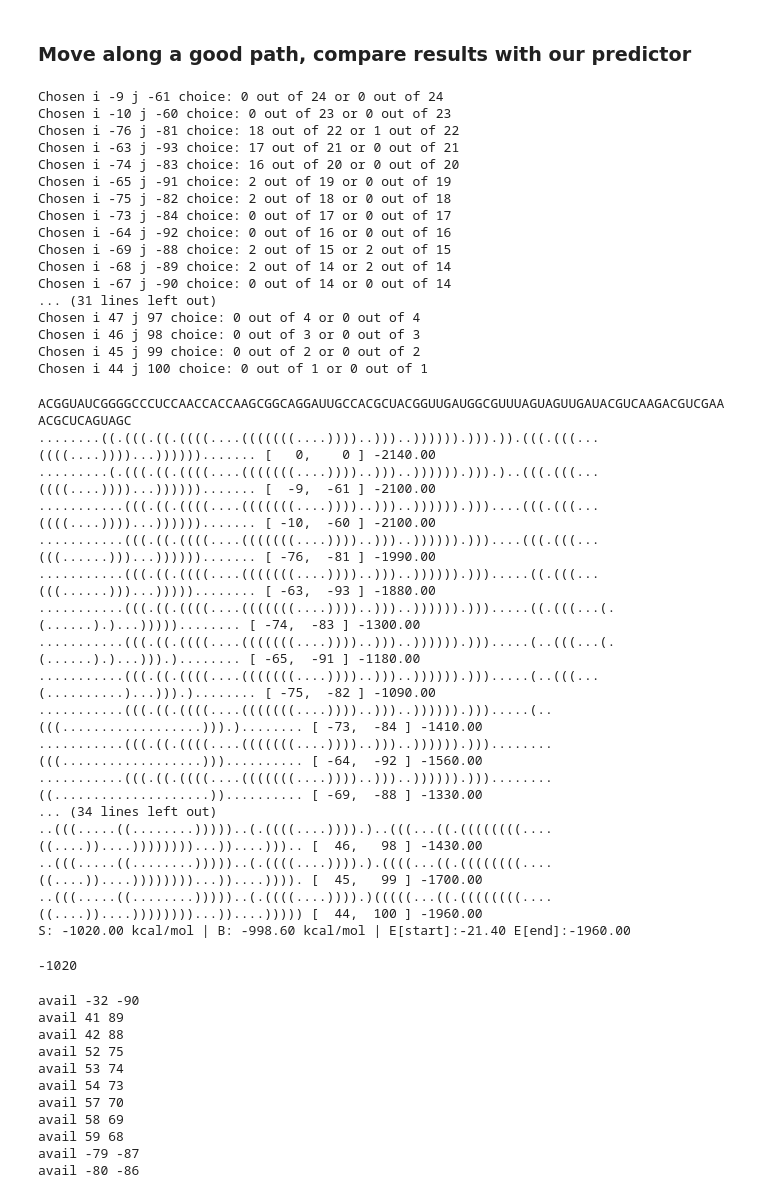
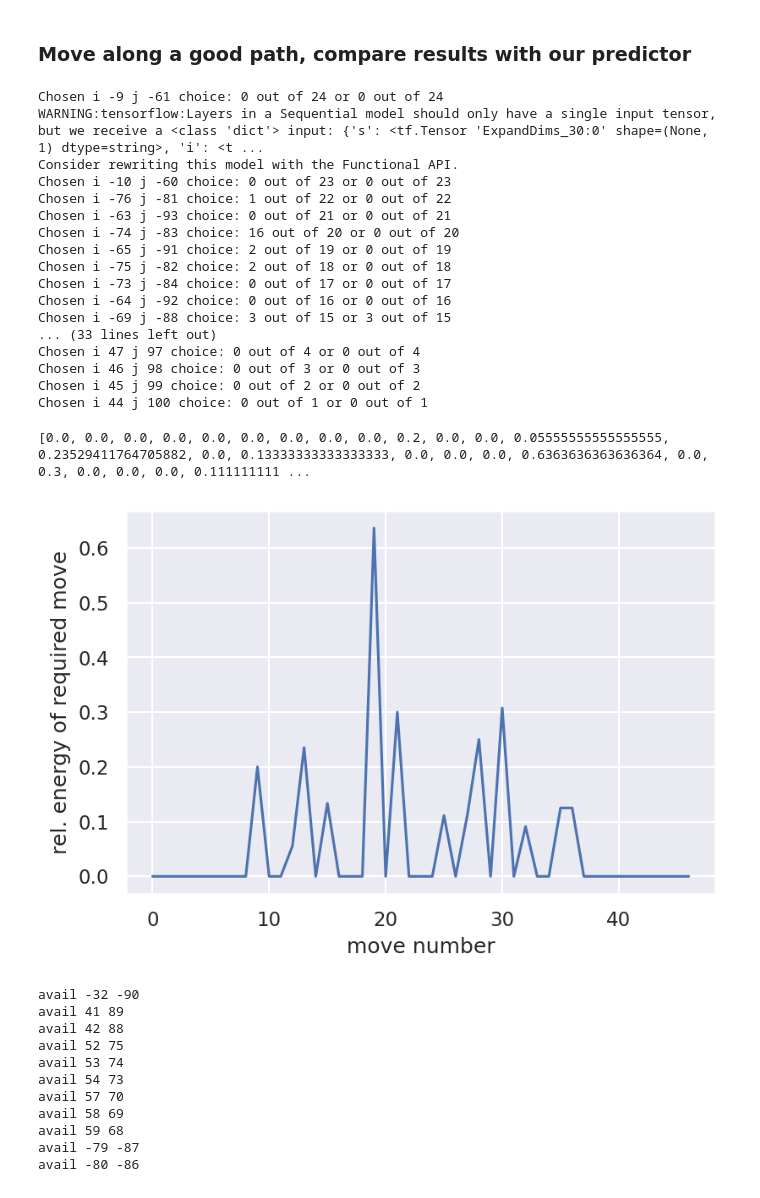
Before and after one commit to maxf-at/findpath_cpp, a Jupyter notebook: PythonImplementation/dataset_ml2.ipynb, the cells around one changed output. Cells and saved outputs as stored; diff of their text form; code cells hidden in the pictures.

```diff
--- a/PythonImplementation/dataset_ml2.ipynb
+++ b/PythonImplementation/dataset_ml2.ipynb
@@ -912,7 +924,7 @@ def next_moves(sequence, s1, s2, lastmove, s, prev_move_dist = np.zeros((20))):
         thismove = (abs(i), abs(j))
 
         # generate features
-        if lasti:
+        if lastmove != (0,0):
             # print (this_move, last_move, ij_moves)
             ijd, thisclose, lastclose = ij_distance(lastmove, thismove, ij_moves)
         else:
@@ -1099,18 +1111,18 @@ for e, (i, j, _) in enumerate(path):
     #     break
 # %% [output]
 Chosen i -9 j -61 choice: 0 out of 24 or 0 out of 24
+WARNING:tensorflow:Layers in a Sequential model should only have a single input tensor, but we receive a <class 'dict'> input: {'s': <tf.Tensor 'ExpandDims_30:0' shape=(None, 1) dtype=string>, 'i': <t ...
+Consider rewriting this model with the Functional API.
 Chosen i -10 j -60 choice: 0 out of 23 or 0 out of 23
-Chosen i -76 j -81 choice: 18 out of 22 or 1 out of 22
-Chosen i -63 j -93 choice: 17 out of 21 or 0 out of 21
+Chosen i -76 j -81 choice: 1 out of 22 or 0 out of 22
+Chosen i -63 j -93 choice: 0 out of 21 or 0 out of 21
 Chosen i -74 j -83 choice: 16 out of 20 or 0 out of 20
 Chosen i -65 j -91 choice: 2 out of 19 or 0 out of 19
 Chosen i -75 j -82 choice: 2 out of 18 or 0 out of 18
 Chosen i -73 j -84 choice: 0 out of 17 or 0 out of 17
 Chosen i -64 j -92 choice: 0 out of 16 or 0 out of 16
-Chosen i -69 j -88 choice: 2 out of 15 or 2 out of 15
-Chosen i -68 j -89 choice: 2 out of 14 or 2 out of 14
-Chosen i -67 j -90 choice: 0 out of 14 or 0 out of 14
-... (31 lines left out)
+Chosen i -69 j -88 choice: 3 out of 15 or 3 out of 15
+... (33 lines left out)
 Chosen i 47 j 97 choice: 0 out of 4 or 0 out of 4
 Chosen i 46 j 98 choice: 0 out of 3 or 0 out of 3
 Chosen i 45 j 99 choice: 0 out of 2 or 0 out of 2
@@ -1118,40 +1130,29 @@ Chosen i 44 j 100 choice: 0 out of 1 or 0 out of 1
 # %%
 
 print (compare_list)
 # search_width_multiplier = 20
 # result, path = fp_call(sequence, s1, s2, search_width_multiplier)
 # print_moves(sequence, s1, s2, path)
 
 import matplotlib.pyplot as plt
 import seaborn as sns
 
+plt.rcParams['figure.dpi'] = 150
+
 sns.set_theme(style="darkgrid")
 
 y = compare_list
 x = list(range(len(y)))
 # x = ['day 1', 'day 2', 'day 3']
 
 sns.lineplot(x, y)
+
+plt.xlabel("move number")
+plt.ylabel("rel. energy of required move")
 plt.show()
 # %% [output]
-ACGGUAUCGGGGCCCUCCAACCACCAAGCGGCAGGAUUGCCACGCUACGGUUGAUGGCGUUUAGUAGUUGAUACGUCAAGACGUCGAAACGCUCAGUAGC
-........((.(((.((.((((....(((((((....))))..)))..)))))).))).)).(((.(((...((((....))))...))))))....... [   0,    0 ] -2140.00
-.........(.(((.((.((((....(((((((....))))..)))..)))))).))).)..(((.(((...((((....))))...))))))....... [  -9,  -61 ] -2100.00
-...........(((.((.((((....(((((((....))))..)))..)))))).)))....(((.(((...((((....))))...))))))....... [ -10,  -60 ] -2100.00
-...........(((.((.((((....(((((((....))))..)))..)))))).)))....(((.(((...(((......)))...))))))....... [ -76,  -81 ] -1990.00
-...........(((.((.((((....(((((((....))))..)))..)))))).))).....((.(((...(((......)))...)))))........ [ -63,  -93 ] -1880.00
-...........(((.((.((((....(((((((....))))..)))..)))))).))).....((.(((...(.(......).)...)))))........ [ -74,  -83 ] -1300.00
-...........(((.((.((((....(((((((....))))..)))..)))))).))).....(..(((...(.(......).)...))).)........ [ -65,  -91 ] -1180.00
-...........(((.((.((((....(((((((....))))..)))..)))))).))).....(..(((...(..........)...))).)........ [ -75,  -82 ] -1090.00
-...........(((.((.((((....(((((((....))))..)))..)))))).))).....(..(((..................))).)........ [ -73,  -84 ] -1410.00
-...........(((.((.((((....(((((((....))))..)))..)))))).)))........(((..................))).......... [ -64,  -92 ] -1560.00
-...........(((.((.((((....(((((((....))))..)))..)))))).)))........((....................)).......... [ -69,  -88 ] -1330.00
-... (34 lines left out)
-..(((.....((........)))))..(.((((....)))).)..(((...((.((((((((....((....))....))))))))...))....))).. [  46,   98 ] -1430.00
-..(((.....((........)))))..(.((((....)))).).((((...((.((((((((....((....))....))))))))...))....)))). [  45,   99 ] -1700.00
-..(((.....((........)))))..(.((((....)))).)(((((...((.((((((((....((....))....))))))))...))....))))) [  44,  100 ] -1960.00
-S: -1020.00 kcal/mol | B: -998.60 kcal/mol | E[start]:-21.40 E[end]:-1960.00
+[0.0, 0.0, 0.0, 0.0, 0.0, 0.0, 0.0, 0.0, 0.0, 0.2, 0.0, 0.0, 0.05555555555555555, 0.23529411764705882, 0.0, 0.13333333333333333, 0.0, 0.0, 0.0, 0.6363636363636364, 0.0, 0.3, 0.0, 0.0, 0.0, 0.111111111 ...
--1020
+[figure, added]
 # %%
 i -42 j -70 choice: 2 out of 11
 i -43 j -69 choice: 0 out of 11
```
Also changed, not shown: parts of 2 cells of this notebook.
